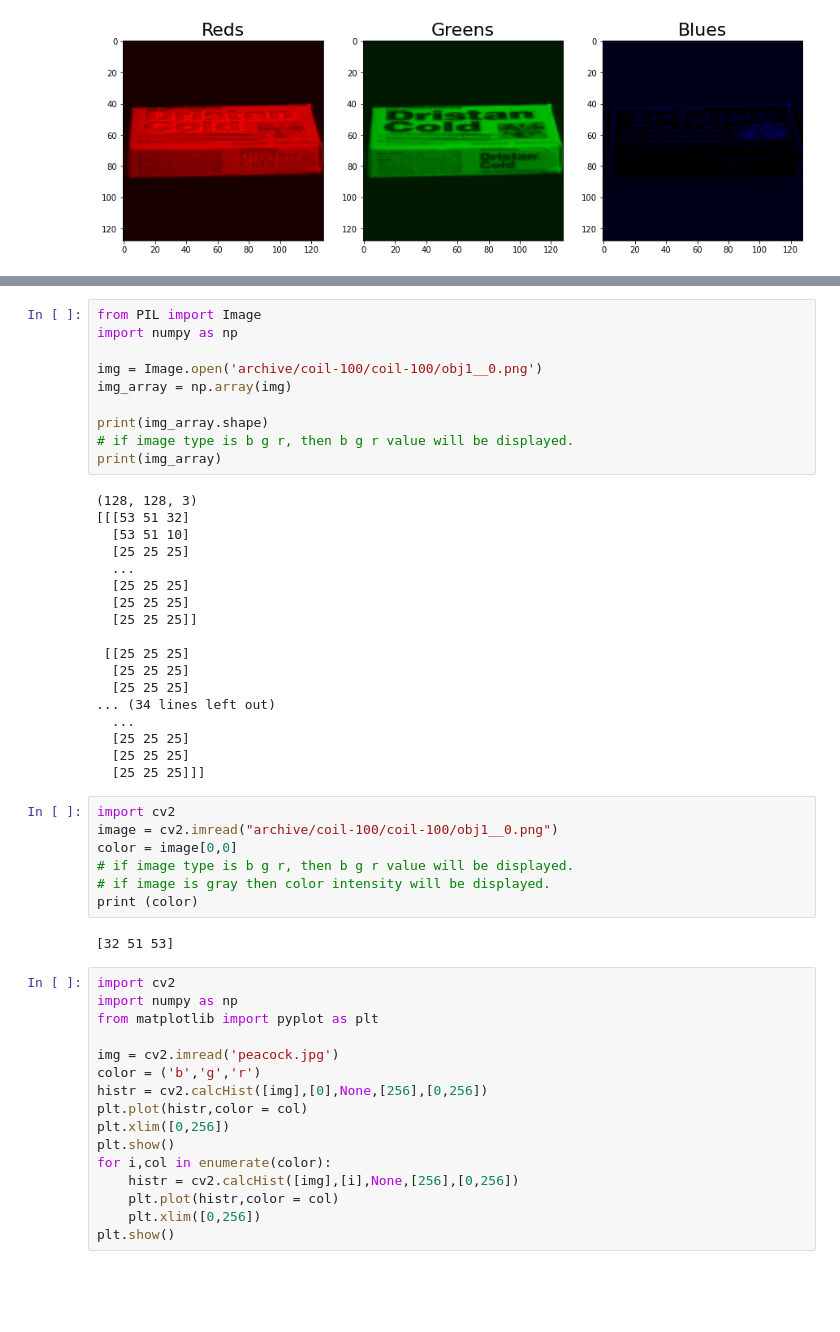
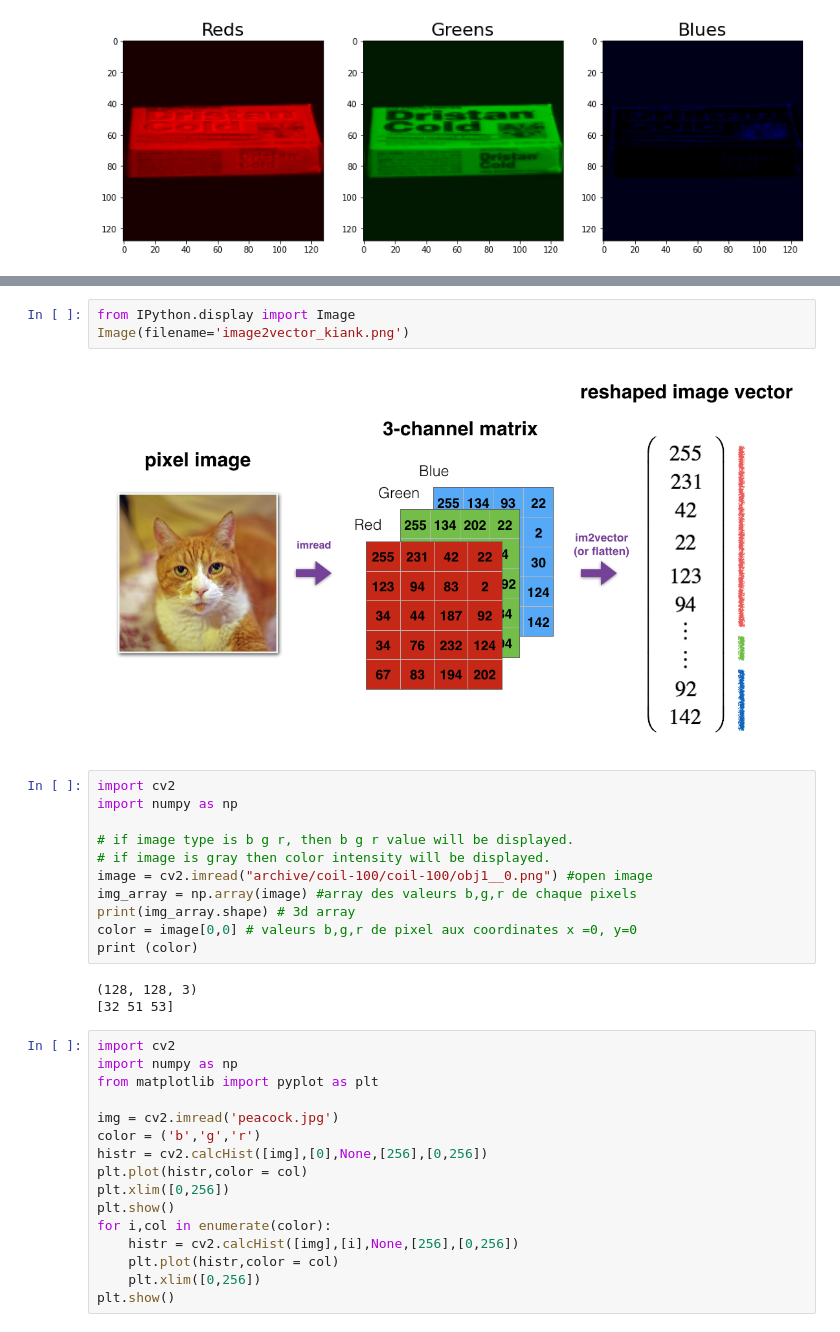
Before and after one commit to thiphan94/TER-Project-2022, a Jupyter notebook: Ter.ipynb, the cells around one changed output, grey strips where cells are left out. Cells and saved outputs as stored; diff of their text form; blank space fills up the shorter version.

Commit message:
update image

```diff
--- a/Ter.ipynb
+++ b/Ter.ipynb
@@ -286,39 +115,21 @@ print(pixels[0])
-# %%
-from PIL import Image
-import numpy as np
-
-img = Image.open('archive/coil-100/coil-100/obj1__0.png')
-img_array = np.array(img)
-
-print(img_array.shape)
-# if image type is b g r, then b g r value will be displayed.
-print(img_array)
-# %% [output]
-(128, 128, 3)
-[[[53 51 32]
-  [53 51 10]
-  [25 25 25]
-  ...
-  [25 25 25]
-  [25 25 25]
-  [25 25 25]]
-
- [[25 25 25]
-  [25 25 25]
-  [25 25 25]
-... (34 lines left out)
-  ...
-  [25 25 25]
-  [25 25 25]
-  [25 25 25]]]
+# %%
+from IPython.display import Image
+Image(filename='image2vector_kiank.png')
+# %% [output]
+[figure, added]
 # %%
 import cv2
-image = cv2.imread("archive/coil-100/coil-100/obj1__0.png")
-color = image[0,0]
+import numpy as np
+
 # if image type is b g r, then b g r value will be displayed.
 # if image is gray then color intensity will be displayed.
+image = cv2.imread("archive/coil-100/coil-100/obj1__0.png") #open image
+img_array = np.array(image) #array des valeurs b,g,r de chaque pixels
+print(img_array.shape) # 3d array
+color = image[0,0] # valeurs b,g,r de pixel aux coordinates x =0, y=0
 print (color)
 # %% [output]
+(128, 128, 3)
 [32 51 53]
 # %%
 import cv2
```
Also changed, not shown: parts of 5 cells of this notebook.
